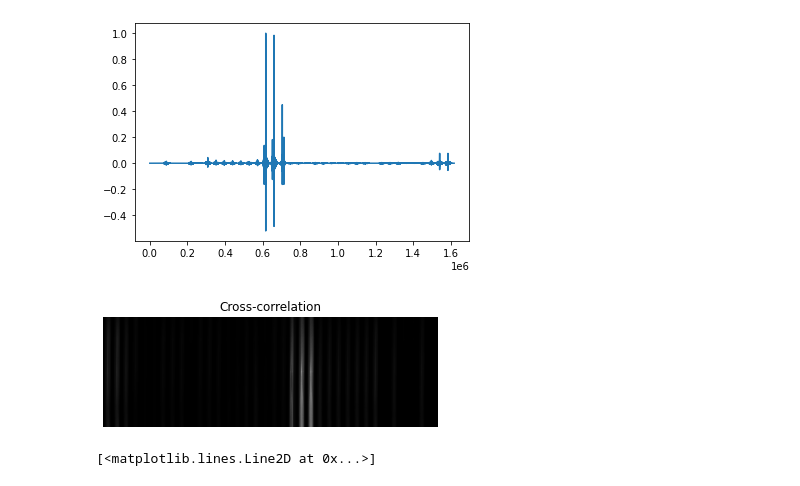
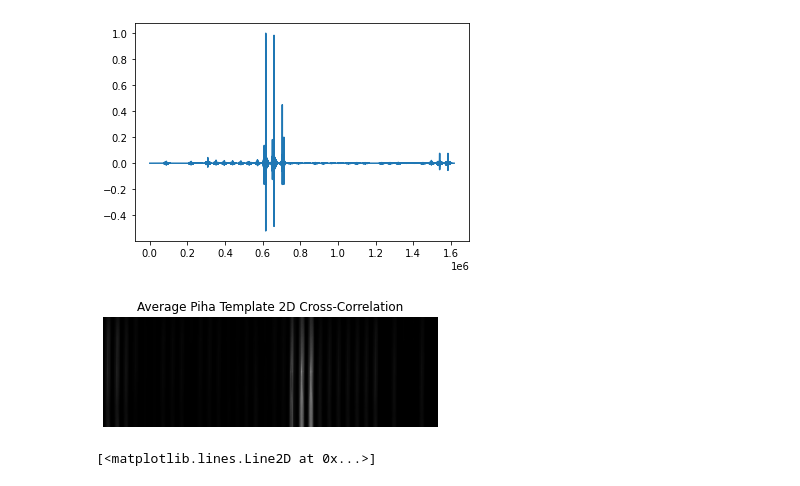
Before and after one commit to UCSD-E4E/passive-acoustic-biodiversity, a Jupyter notebook: Cross_Correlation/Template_Design_Experiments.ipynb, the cells around one changed output. Drawn from its saved outputs; the diff is of its cells as text; code cells hidden in the pictures.

```diff
--- a/Cross_Correlation/Template_Design_Experiments.ipynb
+++ b/Cross_Correlation/Template_Design_Experiments.ipynb
@@ -172,16 +187,17 @@ plt.plot(cross_correlation_average_template_1d/max(cross_correlation_average_tem
 # %%
 # This whole process is extraordinarily slow
 # Converting the average piha template into a spectrogram
+# We could play around with the different variables of the short time fourier transform
 average_template_spec = np.abs(librosa.stft(average_template))
 # Converting the clip with all of the call into a spectrogram
 S = np.abs(librosa.stft(combined_templates))
 cross_correlation_average_template_2d = signal.correlate2d(S,average_template_spec,boundary='symm',mode='same')
 fig, ax_corr = plt.subplots()
 ax_corr.imshow(cross_correlation_average_template_2d,cmap='gray')
-ax_corr.set_title('Cross-correlation')
+ax_corr.set_title('Average Piha Template 2D Cross-Correlation')
 ax_corr.set_axis_off()
 # %% [output]
-[figure, old version]
+[figure, new version]
 # %%
 corr_reduced_max1 = np.amax(cross_correlation_average_template_2d,axis=0)
 plt.plot(corr_reduced_max1/max(corr_reduced_max1))
```
Also changed, not shown: parts of 16 cells of this notebook.
